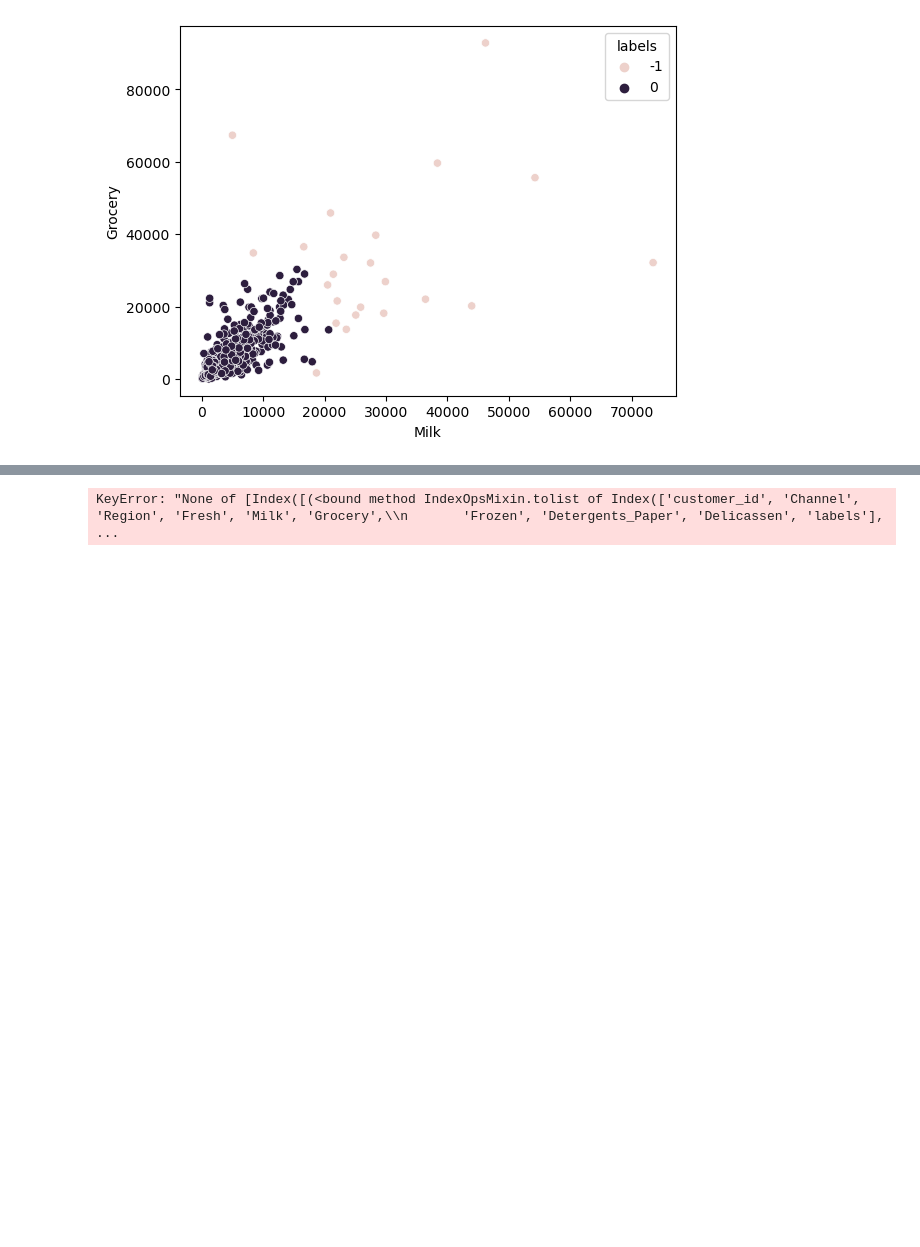
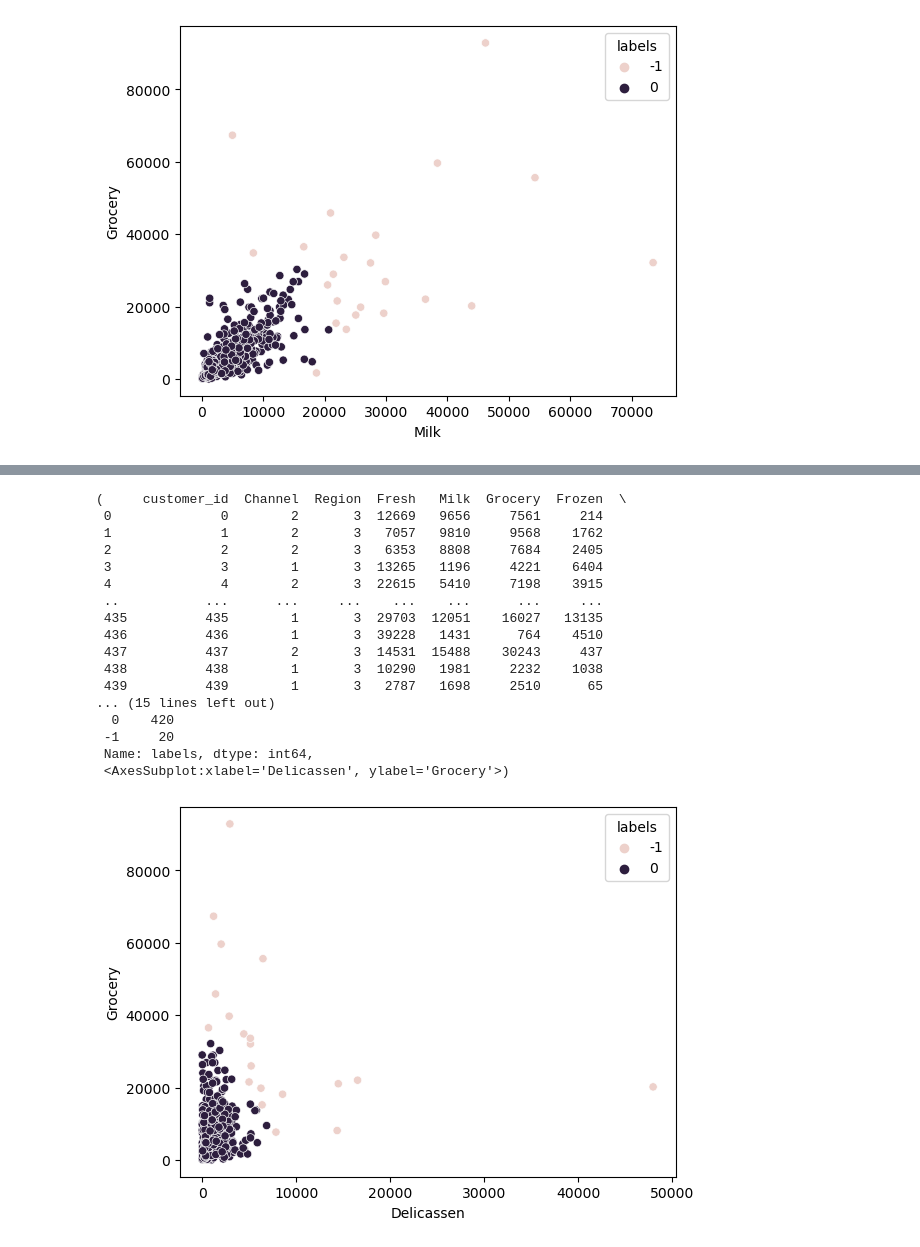
Before and after one commit to stephen-c-perry/anomaly-detection-exercises, a Jupyter notebook: clustering_anomaly_detection.ipynb, the cells around one changed output, grey strips where cells are left out. Saved outputs shown, nothing was run; the diff lists cells and outputs as text; code cells hidden in the pictures; blank space fills up the shorter version.

```diff
--- a/clustering_anomaly_detection.ipynb
+++ b/clustering_anomaly_detection.ipynb
@@ -250,5 +263,21 @@ cols
-# %%
-for col in [[cols]]:
-    DBSCAN_and_scatterplot(df,col, col)
-# %% [output]
-KeyError: "None of [Index([(<bound method IndexOpsMixin.tolist of Index(['customer_id', 'Channel', 'Region', 'Fresh', 'Milk', 'Grocery',\\n       'Frozen', 'Detergents_Paper', 'Delicassen', 'labels'], ...
+# %%
+DBSCAN_and_scatterplot(df, 'Delicassen', 'Grocery')
+# %% [output]
+(     customer_id  Channel  Region  Fresh   Milk  Grocery  Frozen  \
+ 0              0        2       3  12669   9656     7561     214
+ 1              1        2       3   7057   9810     9568    1762
+ 2              2        2       3   6353   8808     7684    2405
+ 3              3        1       3  13265   1196     4221    6404
+ 4              4        2       3  22615   5410     7198    3915
+ ..           ...      ...     ...    ...    ...      ...     ...
+ 435          435        1       3  29703  12051    16027   13135
+ 436          436        1       3  39228   1431      764    4510
+ 437          437        2       3  14531  15488    30243     437
+ 438          438        1       3  10290   1981     2232    1038
+ 439          439        1       3   2787   1698     2510      65
+... (15 lines left out)
+  0    420
+ -1     20
+ Name: labels, dtype: int64,
+ <AxesSubplot:xlabel='Delicassen', ylabel='Grocery'>)
+[figure, added]
```
Also changed, not shown: parts of 17 cells of this notebook, 5 other files.
